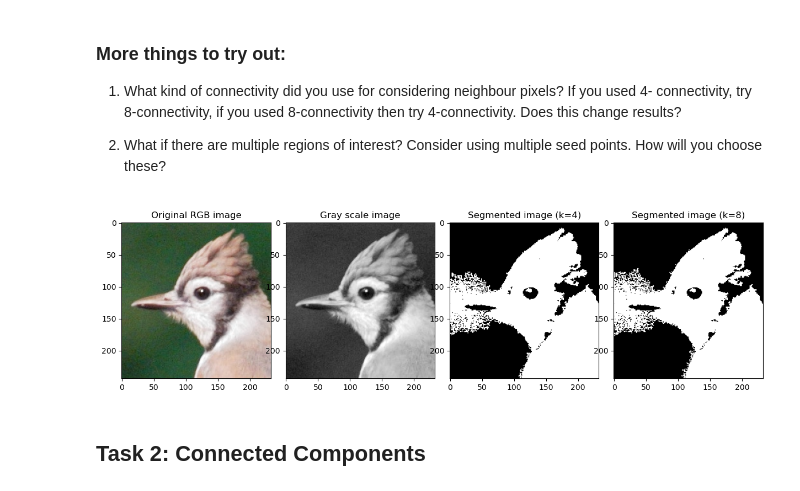
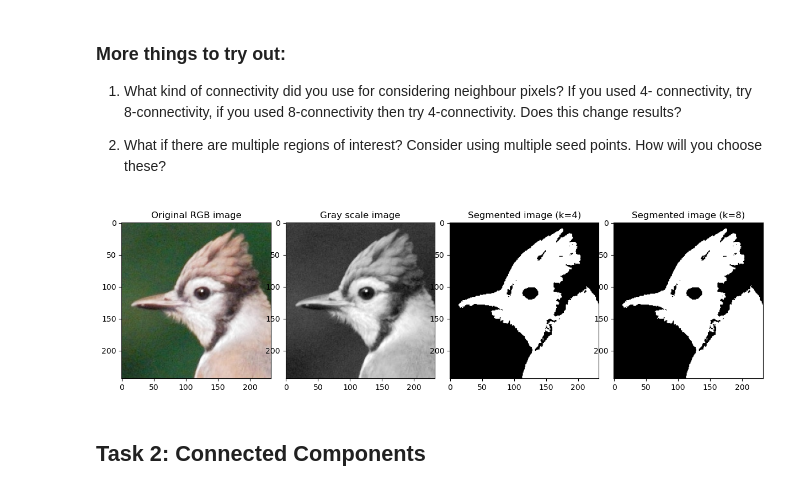
Before and after one commit to Kim-Xerxes/Image-Processing-Labs, a Jupyter notebook: labs/week_4.ipynb, the cells around one changed output. Saved outputs shown, nothing was run; the diff lists cells and outputs as text; code cells hidden in the pictures.

```diff
--- a/labs/week_4.ipynb
+++ b/labs/week_4.ipynb
@@ -271,28 +342,28 @@ plt.show()
 # %%
 # define set of seed pixel points
 x, y = 100, 100
 
 # run region growing algorithm
-seg_img = region_growing(gray_img, x, y, thresh=100, connectedness=4)
-seg_img2 = region_growing(gray_img, x, y, thresh=100, connectedness=8)
+seg_img = region_growing(gray_img, x, y, thresh=85, connectedness=4)
+seg_img2 = region_growing(gray_img, x, y, thresh=85, connectedness=8)
 
 # Show Original and segmented image
 fig, axis = plt.subplots(1, 4, figsize=(15,15))
 fig.subplots_adjust(wspace=0.1, hspace=0.05)
 axis[0].imshow(img)
 axis[0].set_title('Original RGB image')
 
 axis[1].imshow(gray_img, 'gray')
 axis[1].set_title('Gray scale image')
 
 axis[2].imshow(seg_img, 'gray')
 axis[2].set_title('Segmented image (k=4)')
 
 axis[3].imshow(seg_img2, 'gray')
 axis[3].set_title('Segmented image (k=8)')
 plt.show()
 # %% [output]
-[figure, old version]
+[figure, new version]
 # %% [markdown]
 ## Task 2: Connected Components
 # %% [markdown]
```
Also changed, not shown: parts of 11 cells of this notebook.
